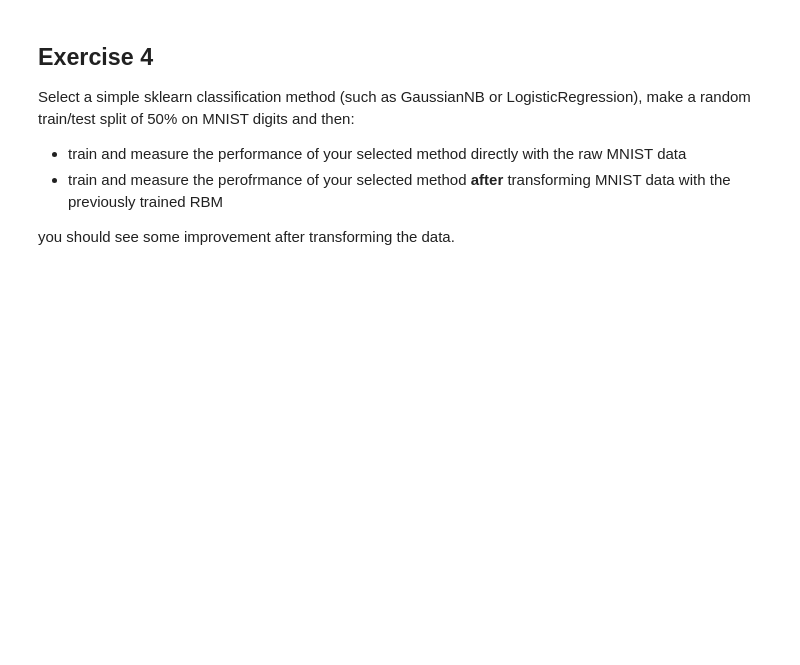
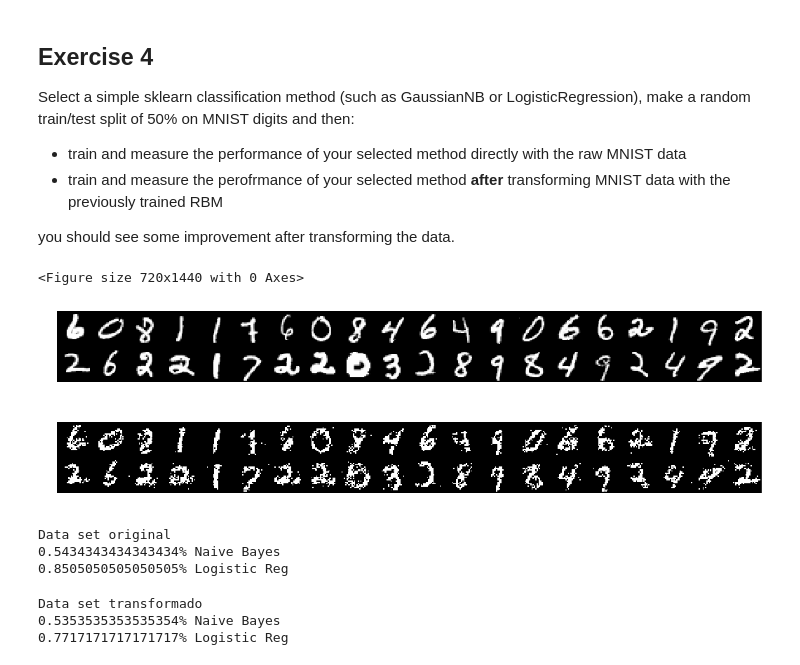
Before and after one commit to gabola24/FundamentosDeepLearning, a Jupyter notebook: Taller-Boltzman.ipynb, the cells around one changed output. Cells and saved outputs as stored; diff of their text form; code cells hidden in the pictures; blank space fills up the shorter version.

```diff
--- a/Taller-Boltzman.ipynb
+++ b/Taller-Boltzman.ipynb
@@ -199,0 +180,53 @@ from sklearn.linear_model import LogisticRegression
+# %%
+xx1=X.copy()
+for ii in range(100):
+    for n in range(len(X)):
+        xx1[n] = rbm.gibbs(X[n])
+X_train, X_test, y_train, y_test = train_test_split(X, y, test_size=0.33, random_state=42)
+X_train1, X_test1, y_train1, y_test1 = train_test_split(xx1, y, test_size=0.33, random_state=42)
+
+plt.figure(figsize=(10,20))
+
+show_linearized_images_sample(X_train[:40], len(X_train), permutation=False)
+
+show_linearized_images_sample(X_train1[:40], len(xx), permutation=False)
+# %% [output]
+<Figure size 720x1440 with 0 Axes>
+[figure, added]
+[figure, added]
+# %%
+from sklearn.naive_bayes import GaussianNB
+from sklearn.linear_model import LogisticRegression
+from sklearn.metrics import f1_score, accuracy_score
+
+nB=GaussianNB()
+lr=LogisticRegression()
+nB.fit(X_train,y_train)
+lr.fit(X_train,y_train)
+y_test_pred=nB.predict(X_test)
+score=accuracy_score(y_test,y_test_pred)
+print("Data set original")
+print(str(score)+"% Naive Bayes")
+y_test_pred=lr.predict(X_test)
+score=accuracy_score(y_test,y_test_pred)
+print(str(score)+"% Logistic Reg")
+# %% [output]
+Data set original
+0.5434343434343434% Naive Bayes
+0.8505050505050505% Logistic Reg
+# %%
+nB=GaussianNB()
+lr=LogisticRegression()
+nB.fit(X_train1,y_train1)
+lr.fit(X_train1,y_train1)
+y_test_pred=nB.predict(X_test1)
+score=accuracy_score(y_test1,y_test_pred)
+print("Data set transformado")
+print(str(score)+"% Naive Bayes")
+y_test_pred=lr.predict(X_test1)
+score=accuracy_score(y_test1,y_test_pred)
+print(str(score)+"% Logistic Reg")
+# %% [output]
+Data set transformado
+0.5353535353535354% Naive Bayes
+0.7717171717171717% Logistic Reg
```
Also changed, not shown: parts of 29 cells of this notebook.
